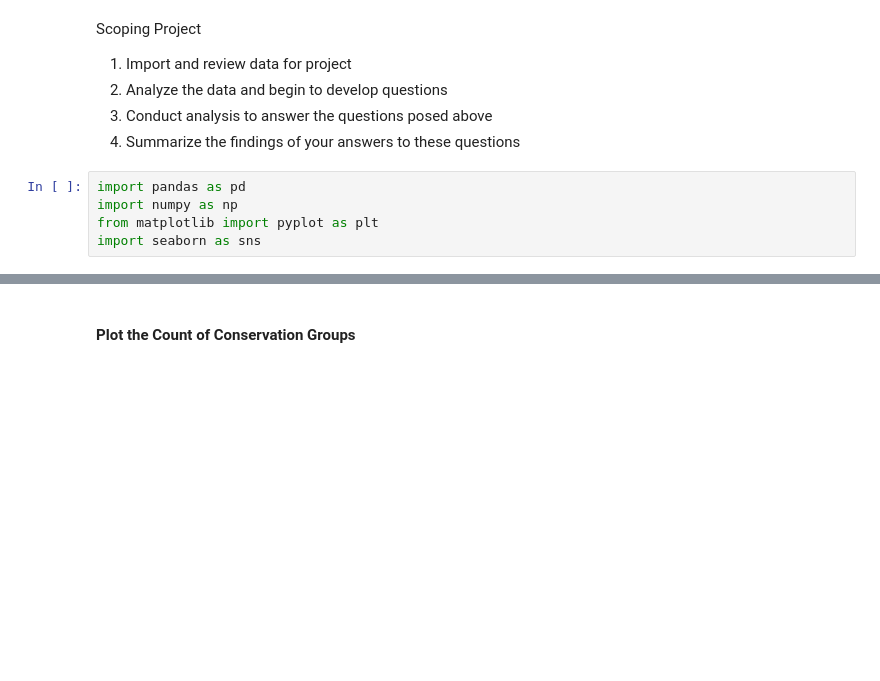
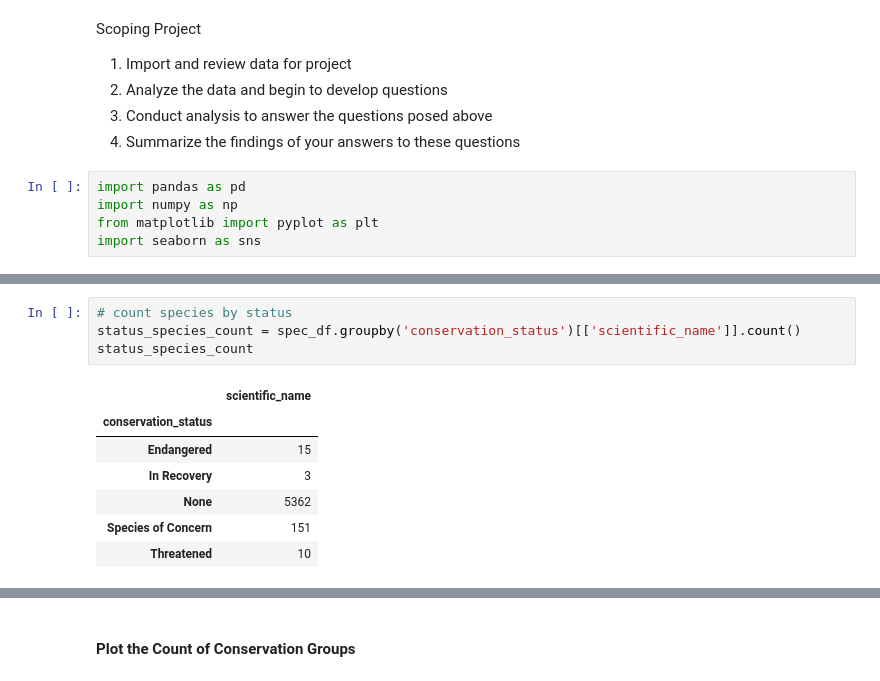
Before and after one commit to lightlySkewed/Biodiversity, a Jupyter notebook: biodiversity.ipynb, the cells around one changed output, grey strips where cells are left out. Saved outputs shown, nothing was run; the diff lists cells and outputs as text; blank space fills up the shorter version.

```diff
--- a/biodiversity.ipynb
+++ b/biodiversity.ipynb
@@ -101,0 +156,12 @@ The median number of all obeservations across all species and parks is 124, with
+# %%
+# count species by status
+status_species_count = spec_df.groupby('conservation_status')[['scientific_name']].count()
+status_species_count
+# %% [output]
+|  | scientific_name |
+| conservation_status |  |
+| Endangered | 15 |
+| In Recovery | 3 |
+| None | 5362 |
+| Species of Concern | 151 |
+| Threatened | 10 |
```
Also changed, not shown: parts of 13 cells of this notebook, 4 other files.
